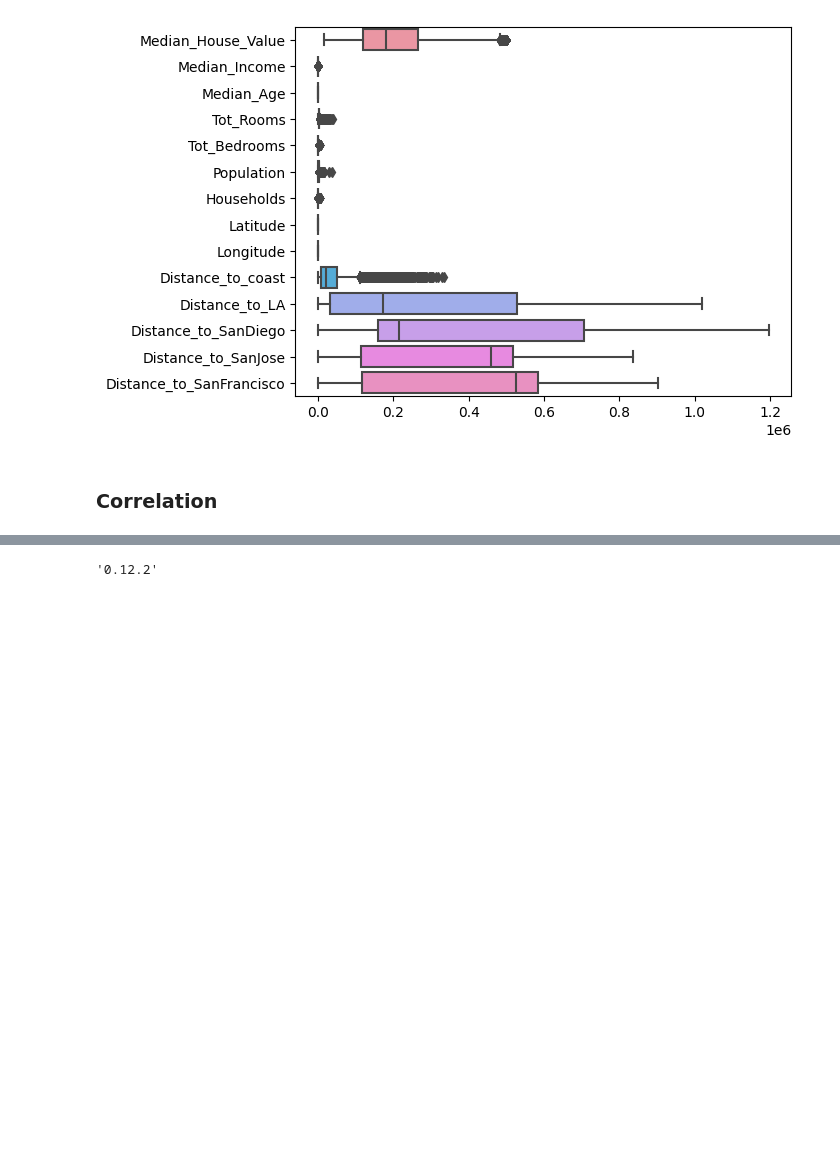
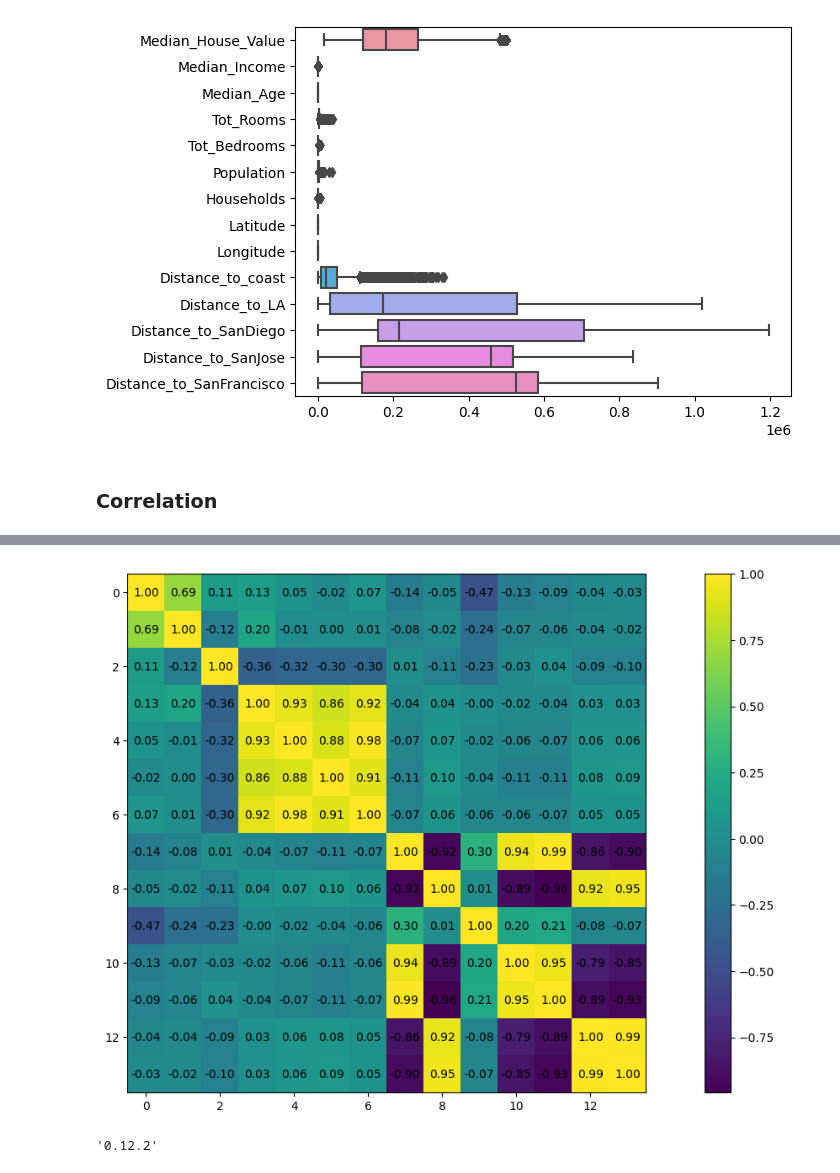
Before and after one commit to luiscberrocal/hacktoberfest-2023, a Jupyter notebook: kaggle/California House Prices.ipynb, the cells around one changed output, grey strips where cells are left out. Saved outputs shown, nothing was run; the diff lists cells and outputs as text; code cells hidden in the pictures; blank space fills up the shorter version.

```diff
--- a/kaggle/California House Prices.ipynb
+++ b/kaggle/California House Prices.ipynb
@@ -112,3 +133,12 @@ plt.show()
+# %%
+fig, ax = plt.subplots(figsize=(18, 8))
+cax = ax.imshow(df.corr()) #, cmap='YlGnBu')
+fig.colorbar(cax)
+for (i, j), z in np.ndenumerate(df.corr()):
+    ax.text(j, i, '{:0.2f}'.format(z), ha='center', va='center')
+plt.show()
+# %% [output]
+[figure, added]
 # %%
 sns.__version__
 # %% [output]
```
Also changed, not shown: parts of 7 cells of this notebook, 1 other file.
